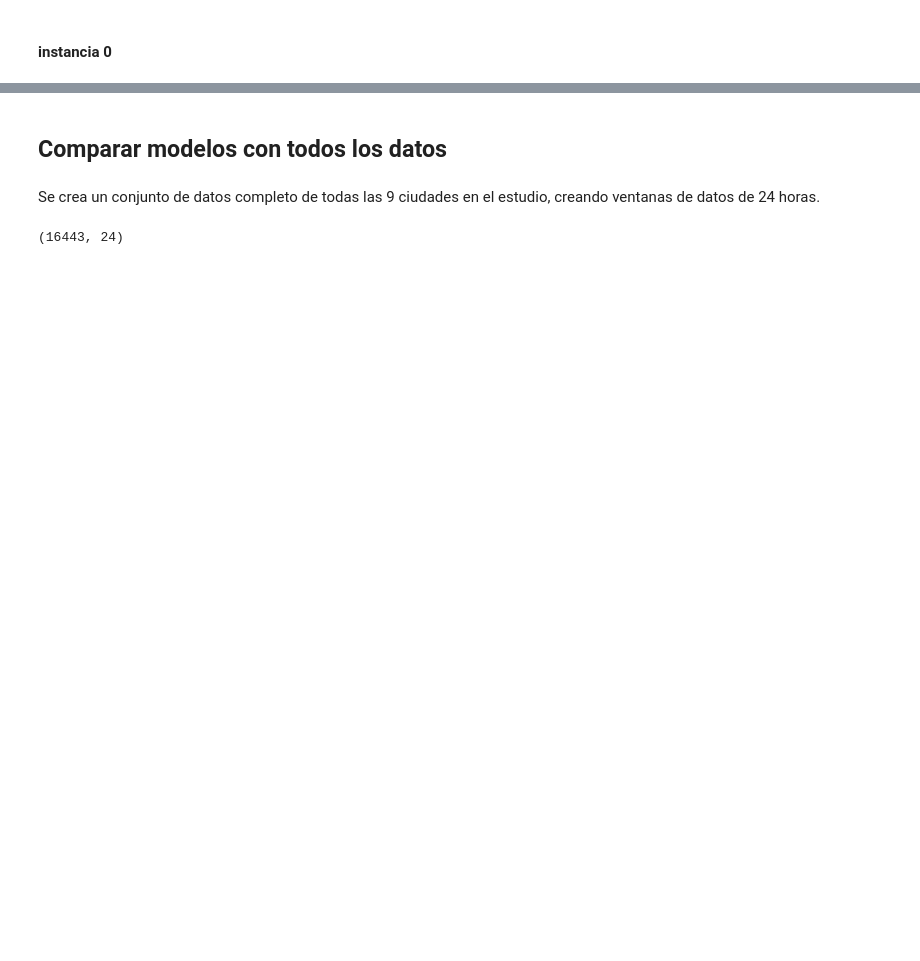
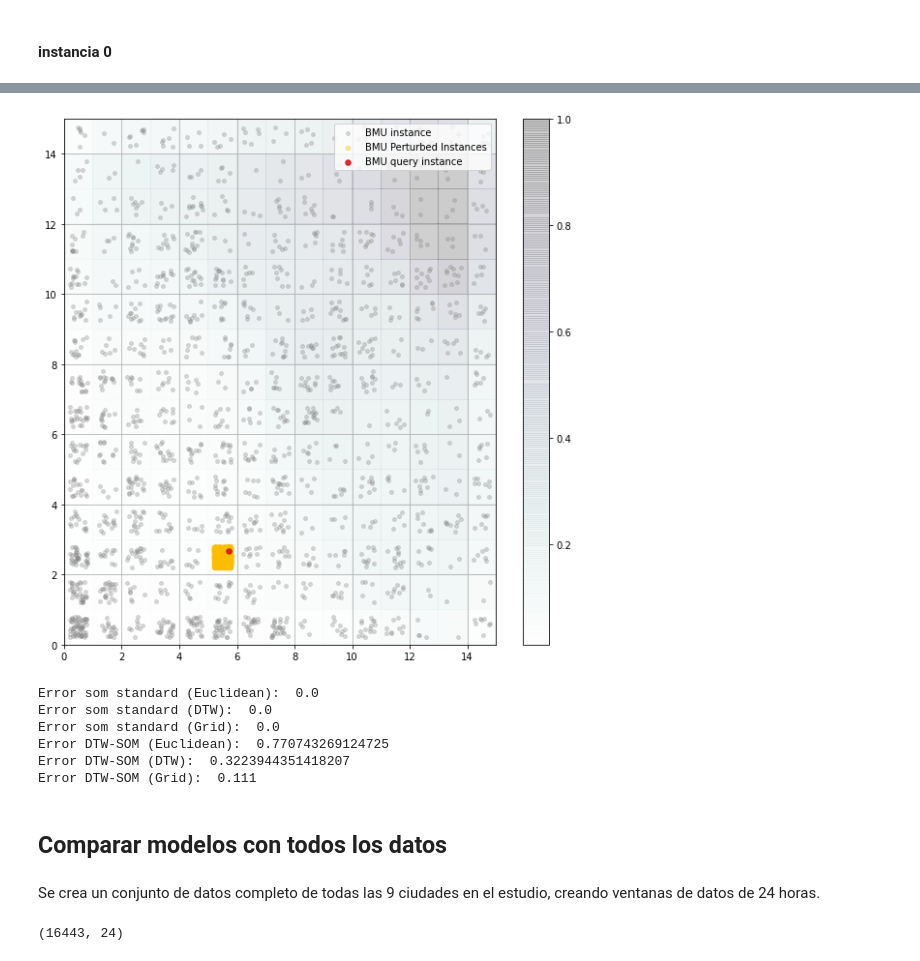
Before and after one commit to castudil/som-lstm, a Jupyter notebook: DTW-SOM/DTW_SOM.ipynb, the cells around one changed output, grey strips where cells are left out. Cells and saved outputs as stored; diff of their text form; code cells hidden in the pictures; blank space fills up the shorter version.

```diff
--- a/DTW-SOM/DTW_SOM.ipynb
+++ b/DTW-SOM/DTW_SOM.ipynb
@@ -803,3 +870,16 @@ Error DTW-SOM (Grid):  0.0
+# %%
+graph_perturbation_u_matrix(som_standard, instance, ins_perturbed, jitter=True, data=data_talca, show_data=True)
+# %% [output]
+[figure, added]
+# %%
+method_validation(instance, ins_perturbed, som_standard, dtw_som)
+# %% [output]
+Error som standard (Euclidean):  0.0
+Error som standard (DTW):  0.0
+Error som standard (Grid):  0.0
+Error DTW-SOM (Euclidean):  0.770743269124725
+Error DTW-SOM (DTW):  0.3223944351418207
+Error DTW-SOM (Grid):  0.111
 # %% [markdown]
 ## Comparar modelos con todos los datos
 # %% [markdown]
```
Also changed, not shown: parts of 22 cells of this notebook.
